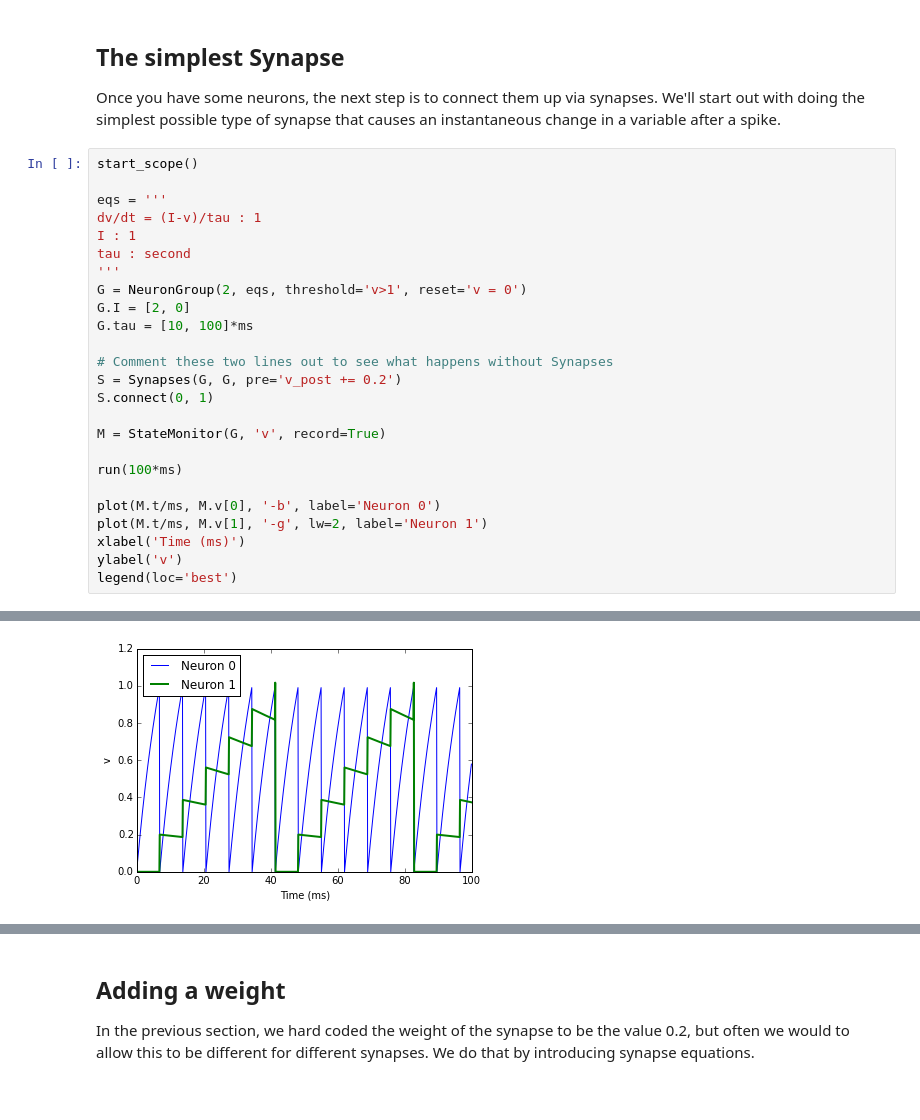
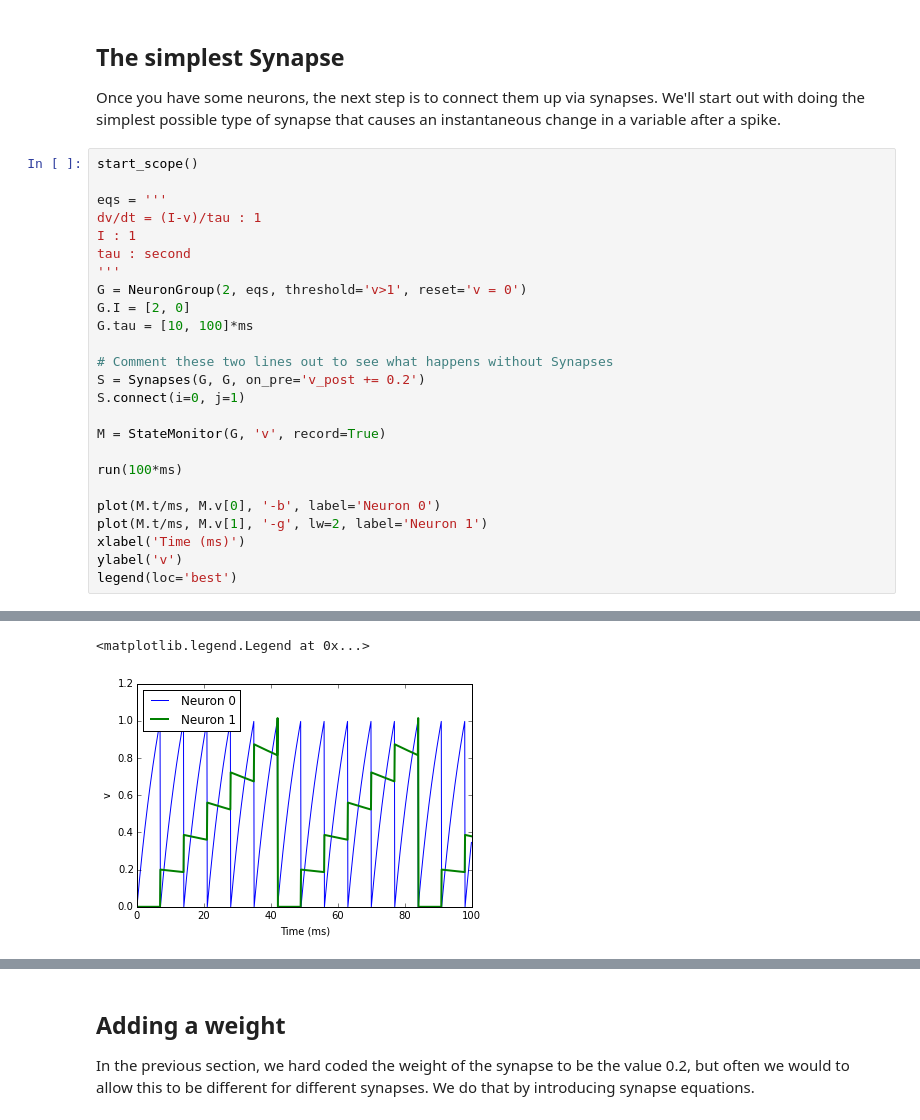
Before and after one commit to brian-team/brian2-doc-resources, a Jupyter notebook: tutorials/2-intro-to-brian-synapses.ipynb, the cells around one changed output, grey strips where cells are left out. Drawn from its saved outputs; the diff is of its cells as text.

```diff
--- a/tutorials/2-intro-to-brian-synapses.ipynb
+++ b/tutorials/2-intro-to-brian-synapses.ipynb
@@ -24,8 +24,8 @@ G.I = [2, 0]
 G.tau = [10, 100]*ms
 
 # Comment these two lines out to see what happens without Synapses
-S = Synapses(G, G, pre='v_post += 0.2')
-S.connect(0, 1)
+S = Synapses(G, G, on_pre='v_post += 0.2')
+S.connect(i=0, j=1)
 
 M = StateMonitor(G, 'v', record=True)
 
@@ -41,4 +41,5 @@ legend(loc='best')
+<matplotlib.legend.Legend at 0x...>
-[figure, old version]
+[figure, new version]
 # %% [markdown]
 There are a few things going on here. First of all, let's recap what is going on with the ``NeuronGroup``. We've created two neurons, each of which has the same differential equation but different values for parameters I and tau. Neuron 0 has ``I=2`` and ``tau=10*ms`` which means that is driven to repeatedly spike at a fairly high rate. Neuron 1 has ``I=0`` and ``tau=100*ms`` which means that on its own - without the synapses - it won't spike at all (the driving current I is 0). You can prove this to yourself by commenting out the two lines that define the synapse.
 
```
Also changed, not shown: parts of 22 cells of this notebook, 44 other files.
